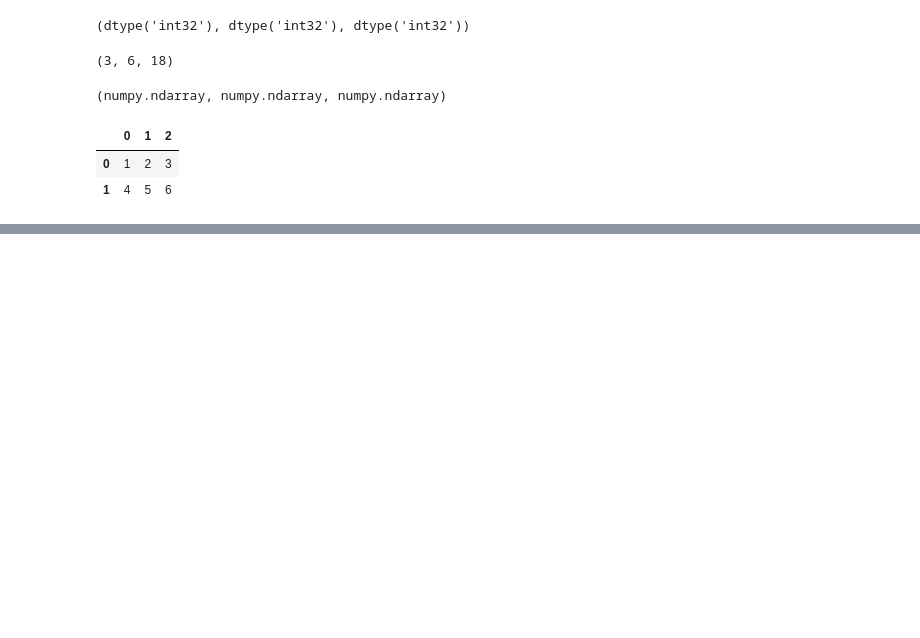
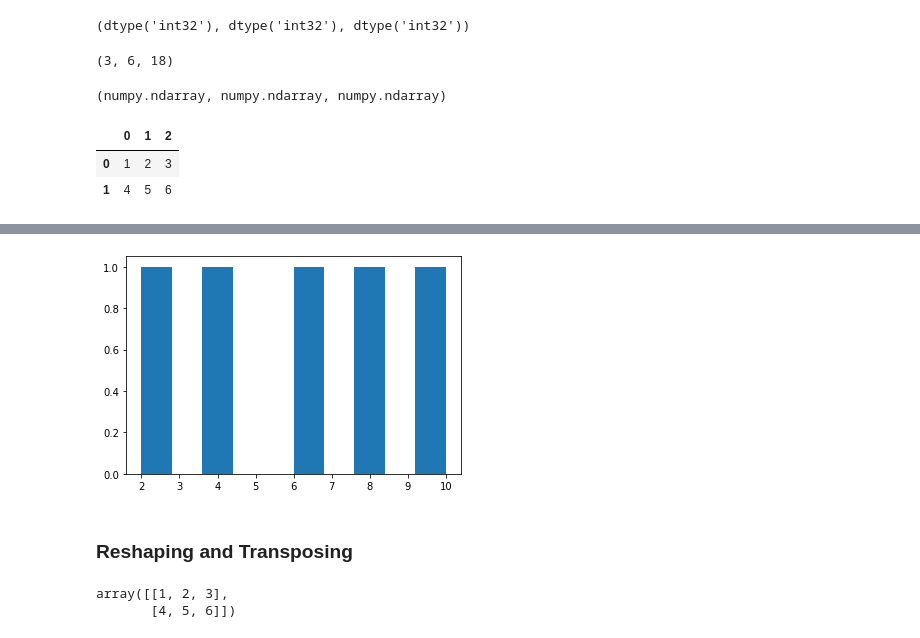
Before and after one commit to Laurent-I/Intro-to-ml, a Jupyter notebook: intro-to-numpy.ipynb, the cells around one changed output, grey strips where cells are left out. Saved outputs shown, nothing was run; the diff lists cells and outputs as text; code cells hidden in the pictures; blank space fills up the shorter version.

```diff
--- a/intro-to-numpy.ipynb
+++ b/intro-to-numpy.ipynb
@@ -74,0 +469,12 @@ df
+# %%
+plt.hist(low_var_array)
+plt.show()
+# %% [output]
+[figure, added]
+# %% [markdown]
+### Reshaping and Transposing
+# %%
+a2
+# %% [output]
+array([[1, 2, 3],
+       [4, 5, 6]])
```
Also changed, not shown: parts of 150 cells of this notebook, 3 other files.
